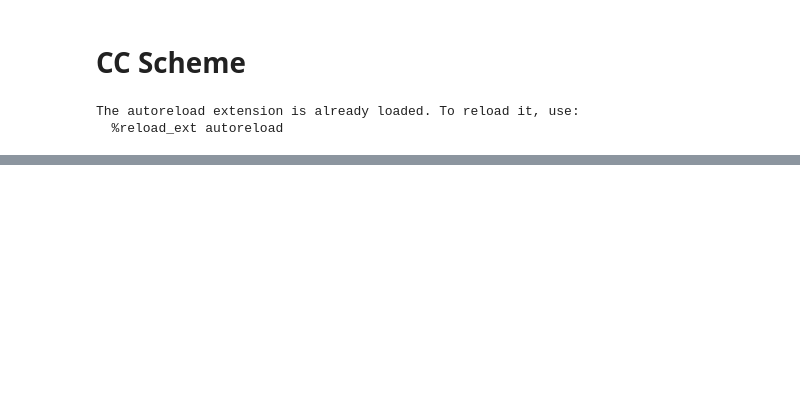
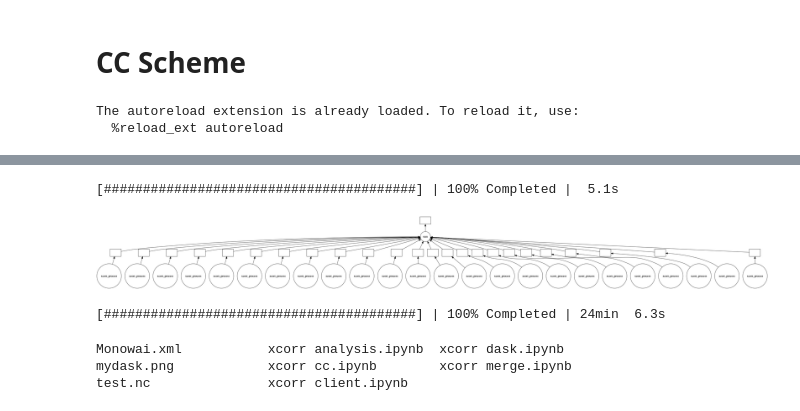
Before and after one commit to psmsmets/xcorr, a Jupyter notebook: examples/xcorr dask.ipynb, the cells around one changed output, grey strips where cells are left out. Saved outputs shown, nothing was run; the diff lists cells and outputs as text; code cells hidden in the pictures; blank space fills up the shorter version.

Commit message:
dask integration

```diff
--- a/examples/xcorr dask.ipynb
+++ b/examples/xcorr dask.ipynb
@@ -129 +87,19 @@ len(times)
+# %%
+pairs = [
+    'IM.H10N1..EDH-IU.RAR.10.BHZ',
+    'IM.H10N1..EDH-IU.RAR.10.BHR',
+    'IM.H03S1..EDH-IU.RAR.10.BHZ',
+    'IM.H03S1..EDH-IU.RAR.10.BHR',
+]
+times = pd.date_range('2015-01-15', '2015-01-20', freq='1D')
+
+inv = xcorr.util.get_pair_inventory(pairs, read_inventory('Monowai.xml'), times)
+# %%
+status = client.init_data_availability(pairs, times, extend_days=1, substitute=False)
+delayed_status = client.verify_data_availability(status, download=False, compute=False)
+# %%
+with ProgressBar():
+    verified = delayed_status.compute()
+# %% [output]
+[########################################] | 100% Completed |  5.1s
 # %%
@@ -172,0 +156,35 @@ for pair in pairs:
+# %%
+process_list = []
+for pair in pairs:
+    receivers = xcorr.util.split_pair(pair, substitute=True, to_dict=False)
+    for time in times:
+        availability = status.loc[{
+            'receiver': receivers,
+            'time':pd.date_range(
+                start=time - pd.offsets.DateOffset(seconds=window_length/2, normalize=True),
+                end=time + pd.offsets.DateOffset(seconds=window_length*3/2, normalize=True),
+                freq=times.freqstr
+            )
+        }] == 1
+
+        # all receivers required for any day
+        if any(availability.sum(dim='receiver') == len(receivers)):
+            process_list.append(
+                dask.delayed(xcorr_process)(pair, time, test_run=True)
+                )
+delayed_process = dask.delayed(sum)(process_list)
+# %%
+delayed_process.visualize()
+# %% [output]
+[figure, added]
+# %%
+with ProgressBar():
+    completed = delayed_process.compute()
+# %% [output]
+[########################################] | 100% Completed | 24min  6.3s
+# %%
+ls
+# %% [output]
+Monowai.xml           xcorr analysis.ipynb  xcorr dask.ipynb
+mydask.png            xcorr cc.ipynb        xcorr merge.ipynb
+test.nc               xcorr client.ipynb
```
Also changed, not shown: parts of 6 cells of this notebook, 4 other files.
